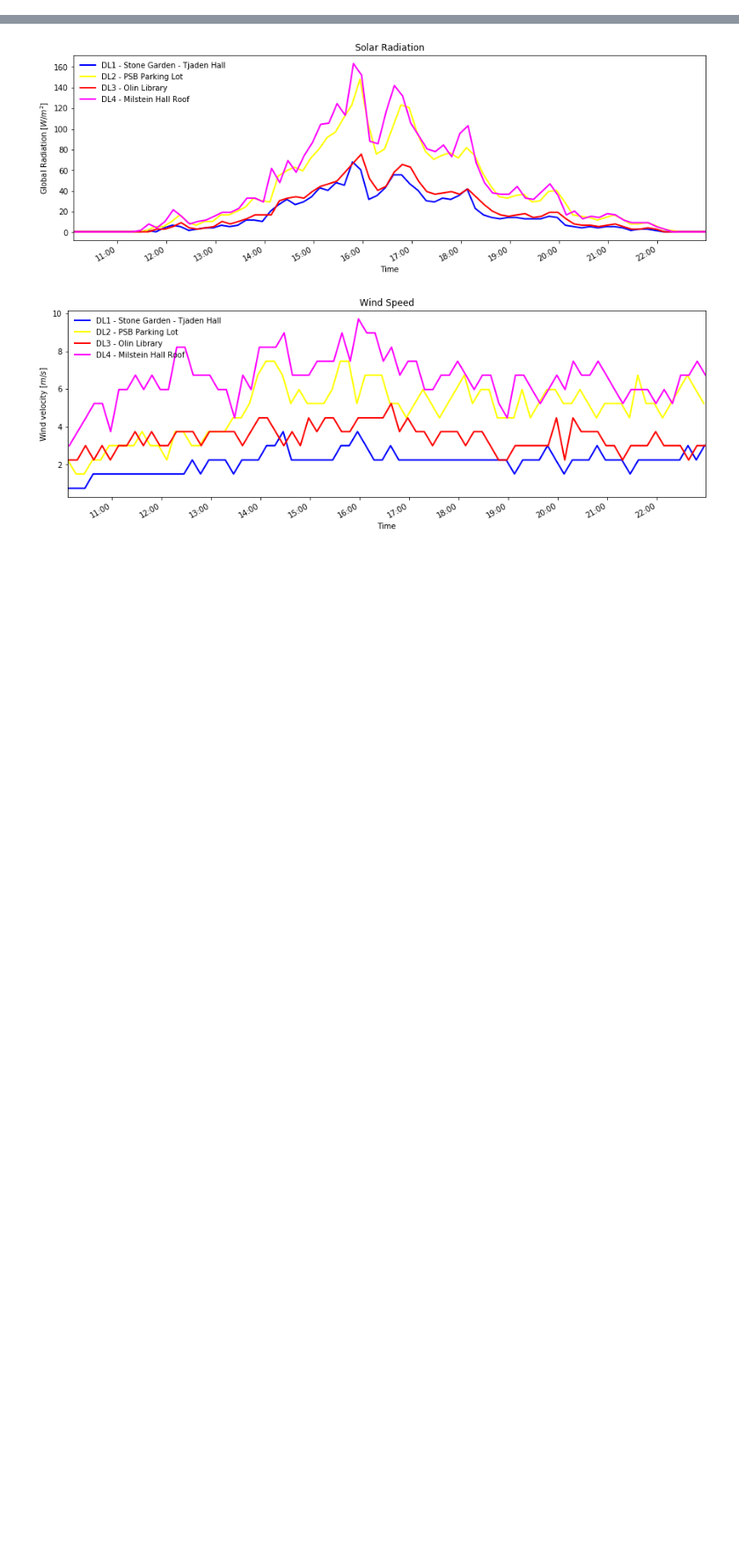
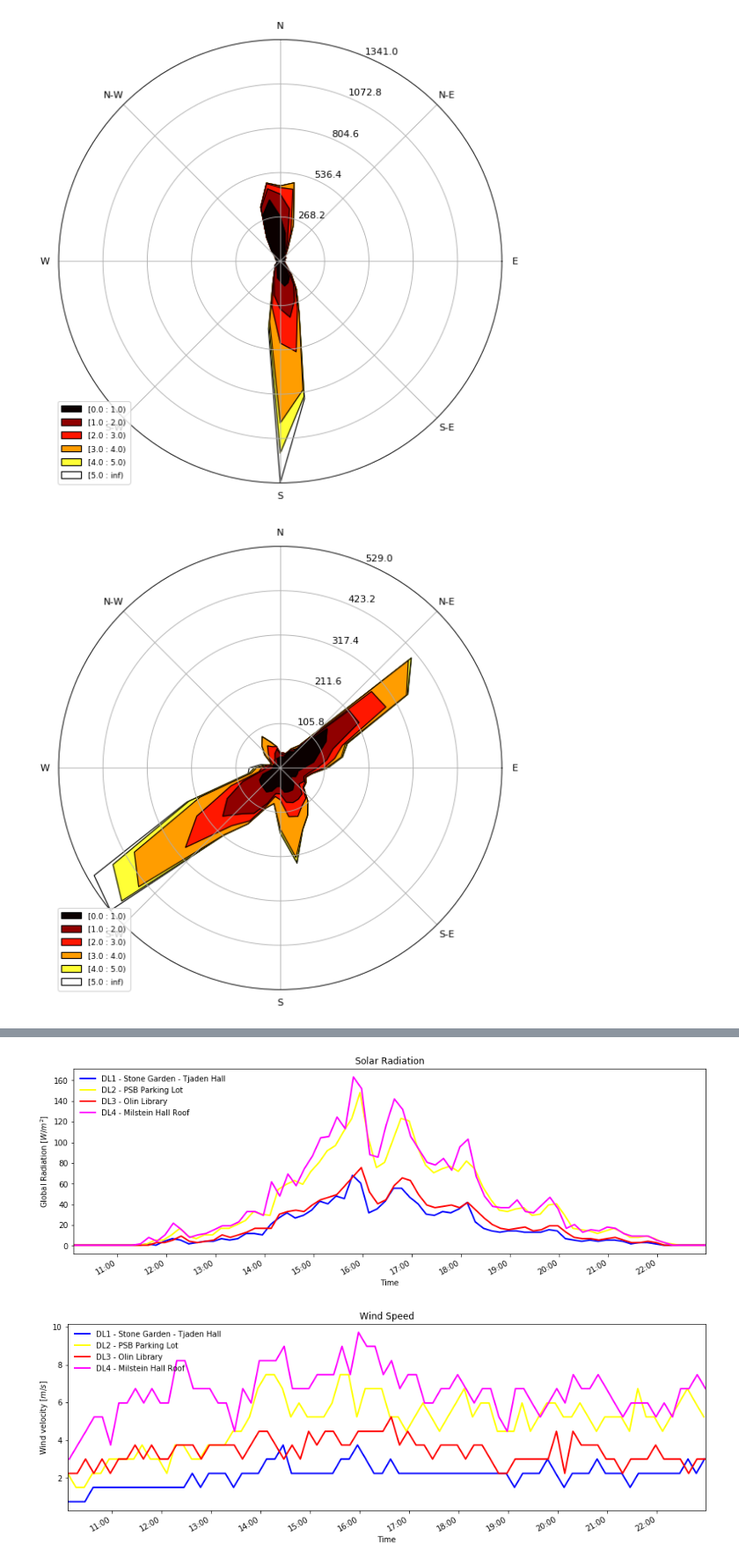
Before and after one commit to kastnerp/CampusMicroclimateAndWeather, a Jupyter notebook: ReadPlot.ipynb, the cells around one changed output, grey strips where cells are left out. Shown at 88% size. Cells and saved outputs as stored; diff of their text form; code cells hidden in the pictures; blank space fills up the shorter version.

```diff
--- a/ReadPlot.ipynb
+++ b/ReadPlot.ipynb
@@ -32,0 +59,22 @@ loadPath = basePathPatrick
+# %%
+from windrose import WindroseAxes
+from matplotlib import pyplot as plt
+import matplotlib.cm as cm
+import numpy as np
+
+list = [df1, df2, df3, df4]
+
+# Variable to plot
+variable1 = "Wind Speed"
+variable2 = "Wind Direction"
+
+ws = np.array(df1[variable1]).flatten()
+wd = np.array(df1[variable2]).flatten()
+
+for i in list:
+    ws = np.array(i[variable1]).flatten()
+    wd = np.array(i[variable2]).flatten()
+    plotWR(ws, wd)
+# %% [output]
+[figure, added]
+[figure, added]
```
Also changed, not shown: parts of 6 cells of this notebook.
